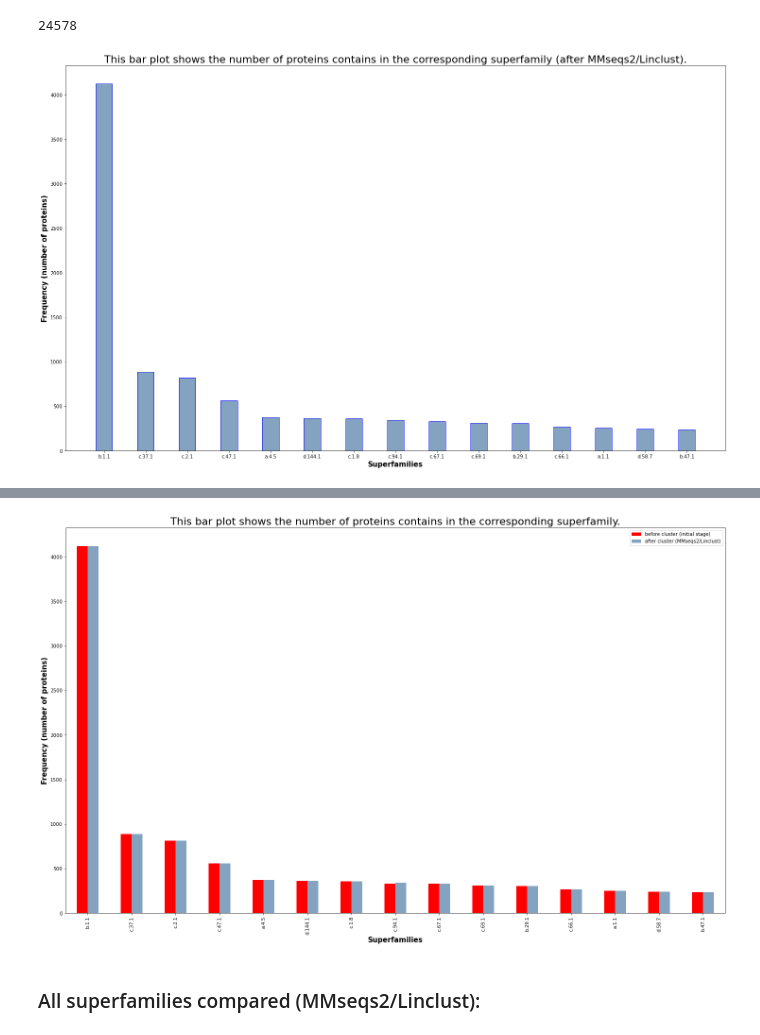
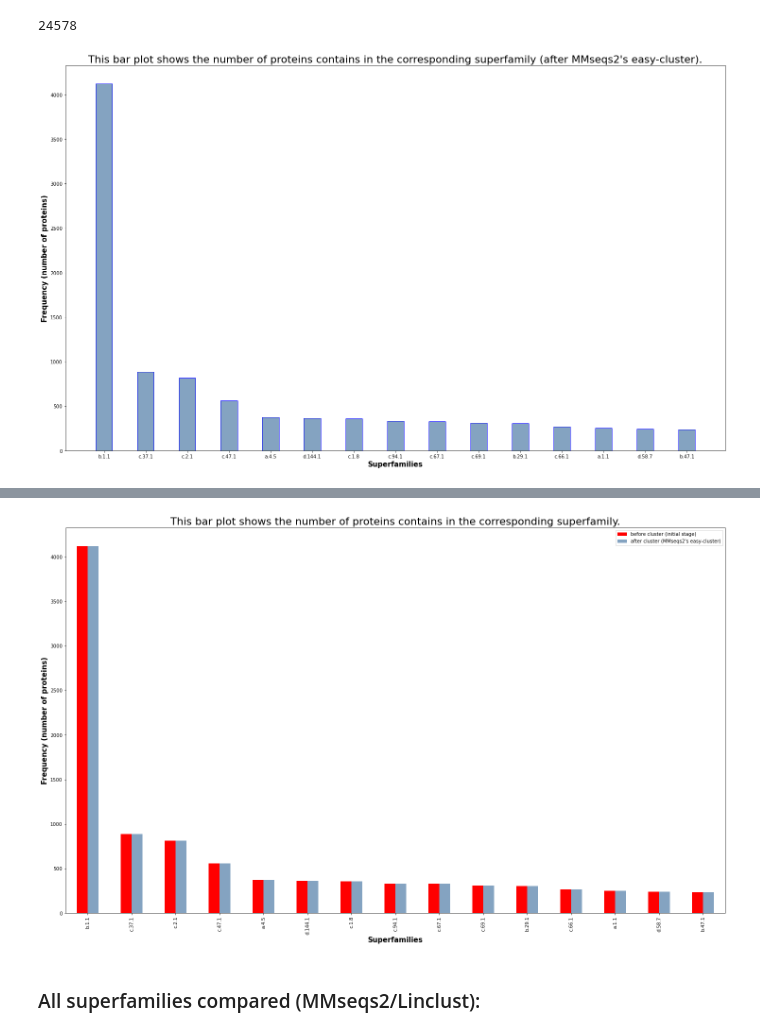
Before and after one commit to mrzResearchArena/esm-embedding-clustering, a Jupyter notebook: MMseqs2-Clustering.ipynb, the cells around one changed output, grey strips where cells are left out. Cells and saved outputs as stored; diff of their text form; code cells hidden in the pictures.

Commit message:
The results of clusters have been uploaded.

```diff
--- a/MMseqs2-Clustering.ipynb
+++ b/MMseqs2-Clustering.ipynb
@@ -525,15 +644,15 @@ for v in counter:
 # %%
 import matplotlib.pyplot as plt
 
 fig = plt.figure(figsize = (25, 15))
 plt.bar(superfamilies[:15], members[:15], width = 0.4, color=(0.2, 0.4, 0.6, 0.6),  edgecolor='blue')
 plt.xlabel('Superfamilies', fontweight='bold', fontsize=15)
 plt.ylabel('Frequency (number of proteins)', fontweight='bold', fontsize=15)
-plt.title('This bar plot shows the number of proteins contains in the corresponding superfamily (after MMseqs2/Linclust).', fontsize=22)
-plt.savefig(f'images-PNG/output.png')
-plt.savefig(f'images-JPG/output.jpg')
+plt.title('This bar plot shows the number of proteins contains in the corresponding superfamily (after MMseqs2\'s easy-cluster).', fontsize=22)
+plt.savefig(f'images-PNG/output-easy-cluster-15.png')
+plt.savefig(f'images-JPG/output-easy-cluster-15.jpg')
 # %% [output]
-[figure, old version]
+[figure, new version]
 # %%
 # C = 1
 # for i in range(15, len(members), 15):
@@ -600,11 +719,11 @@ for v in originalCounter:
 # fig = plt.figure(figsize = (25, 15))
 plotdata = pd.DataFrame({
     "before cluster (initial stage)": originalMembers[:15],
-    "after cluster (MMseqs2/Linclust)": members[:15]},
+    "after cluster (MMseqs2\'s easy-cluster)": members[:15]},
     index=superfamilies[:15]
 )
 
-plotdata.plot(kind="bar",figsize=(25, 15), color={'after cluster (MMseqs2/Linclust)': (0.2, 0.4, 0.6, 0.6), 'before cluster (initial stage)': 'red'})
+plotdata.plot(kind="bar",figsize=(25, 15), color={'after cluster (MMseqs2\'s easy-cluster)': (0.2, 0.4, 0.6, 0.6), 'before cluster (initial stage)': 'red'})
 # (0.2, 0.4, 0.6, 0.6)
 
 
@@ -616,12 +735,12 @@ plotdata.plot(kind="bar",figsize=(25, 15), color={'after cluster (MMseqs2/Linclu
 plt.xlabel('Superfamilies', fontweight='bold', fontsize=15)
 plt.ylabel('Frequency (number of proteins)', fontweight='bold', fontsize=15)
 plt.title('This bar plot shows the number of proteins contains in the corresponding superfamily.', fontsize=22)
-# plt.savefig(f'images-PNG/compared.png')
-# plt.savefig(f'images-JPG/compared.jpg')
+plt.savefig(f'images-PNG/compared-easy-cluster-15.png')
+plt.savefig(f'images-JPG/compared-easy-cluster-15.jpg')
 
 plt.show()
 # %% [output]
-[figure, old version]
+[figure, new version]
 # %%
 # help(plotdata.plot)
 # %% [markdown]
```
Also changed, not shown: parts of 50 cells of this notebook, 1 other file.
